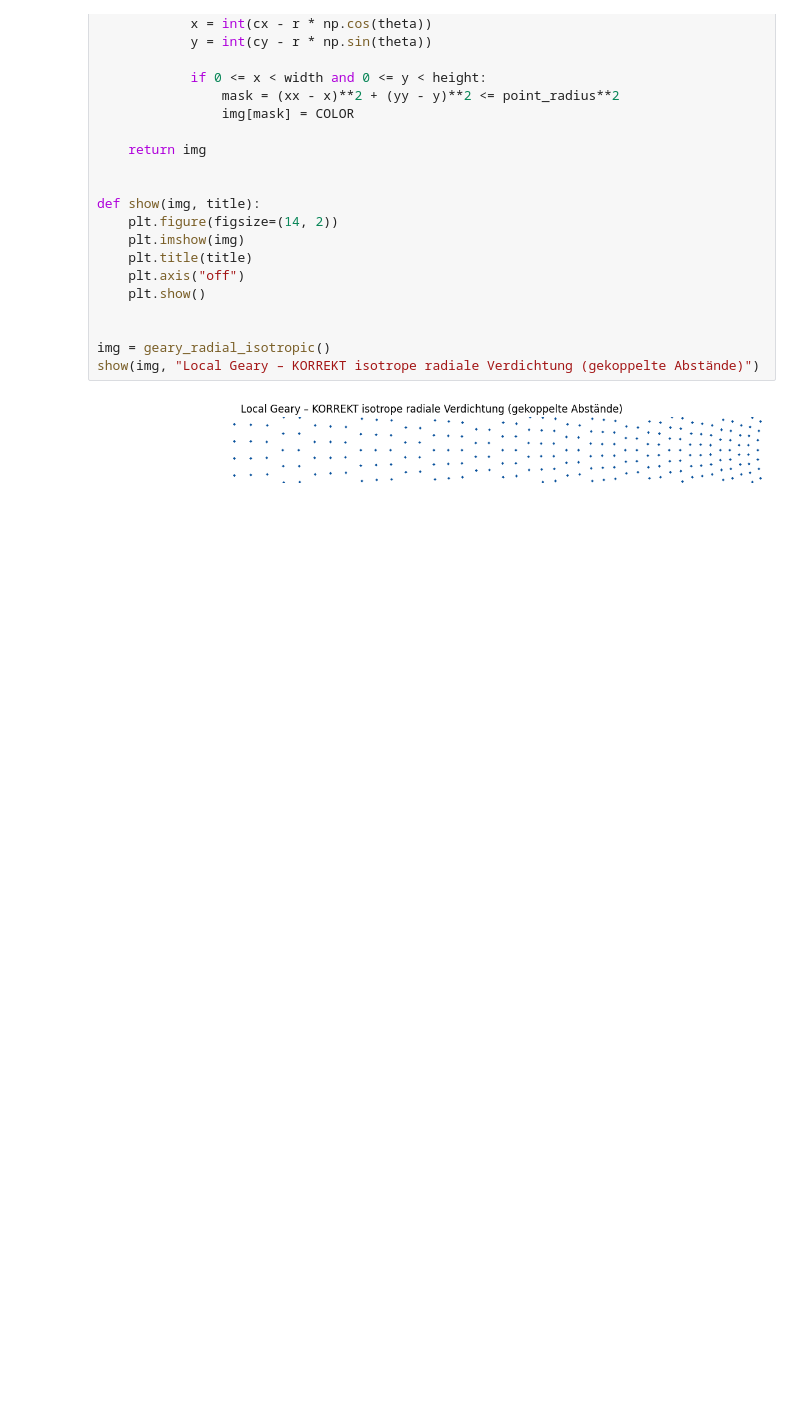
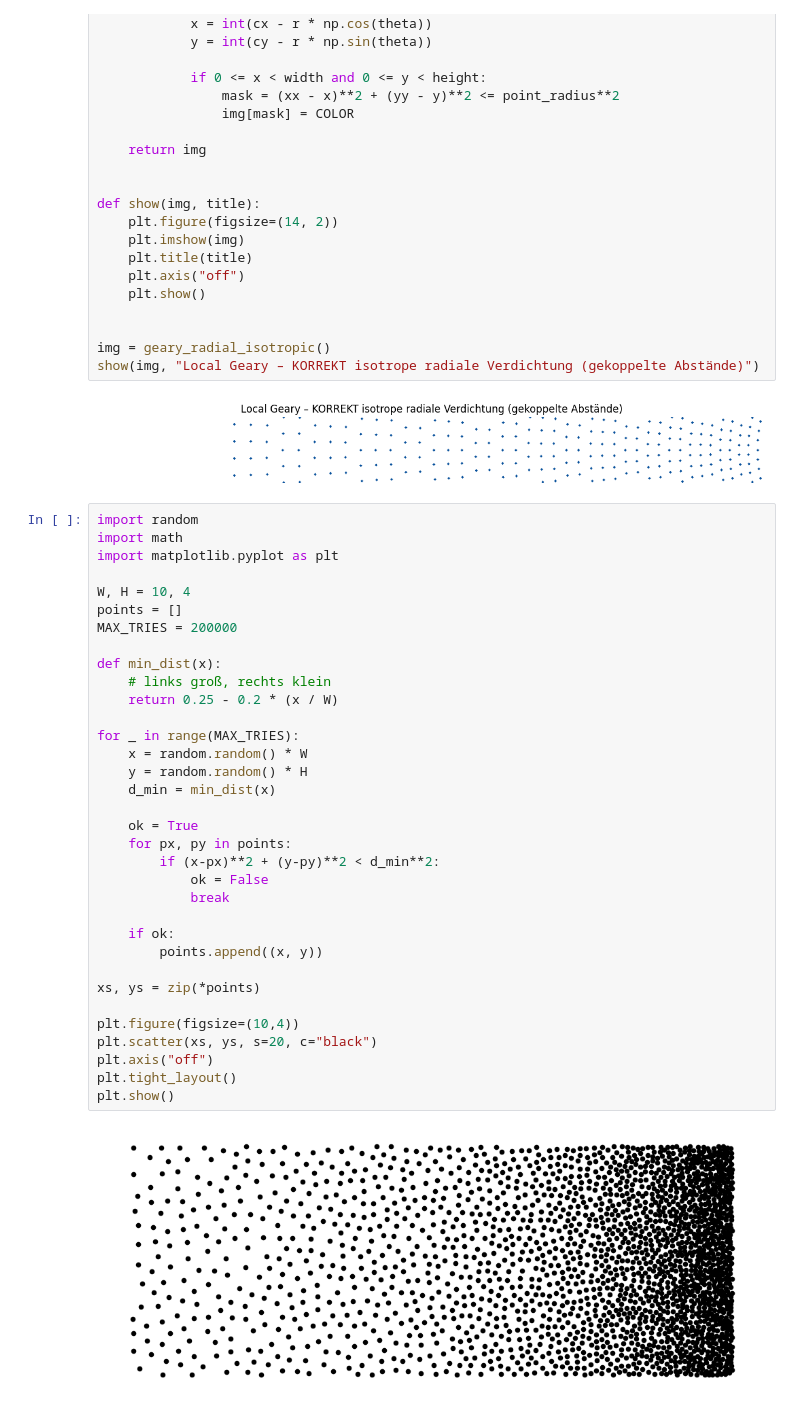
Before and after one commit to Jkoeppens/pilz-suitability-story, a Jupyter notebook: Testfield.ipynb, the cells around one changed output. Cells and saved outputs as stored; diff of their text form; blank space fills up the shorter version.

```diff
--- a/Testfield.ipynb
+++ b/Testfield.ipynb
@@ -198,3 +221,39 @@ img = geary_radial_isotropic()
 show(img, "Local Geary – KORREKT isotrope radiale Verdichtung (gekoppelte Abstände)")
 # %% [output]
 [figure]
+# %%
+import random
+import math
+import matplotlib.pyplot as plt
+
+W, H = 10, 4
+points = []
+MAX_TRIES = 200000
+
+def min_dist(x):
+    # links groß, rechts klein
+    return 0.25 - 0.2 * (x / W)
+
+for _ in range(MAX_TRIES):
+    x = random.random() * W
+    y = random.random() * H
+    d_min = min_dist(x)
+
+    ok = True
+    for px, py in points:
+        if (x-px)**2 + (y-py)**2 < d_min**2:
+            ok = False
+            break
+
+    if ok:
+        points.append((x, y))
+
+xs, ys = zip(*points)
+
+plt.figure(figsize=(10,4))
+plt.scatter(xs, ys, s=20, c="black")
+plt.axis("off")
+plt.tight_layout()
+plt.show()
+# %% [output]
+[figure, added]
```
Also changed, not shown: parts of 4 cells of this notebook, 34 other files.
